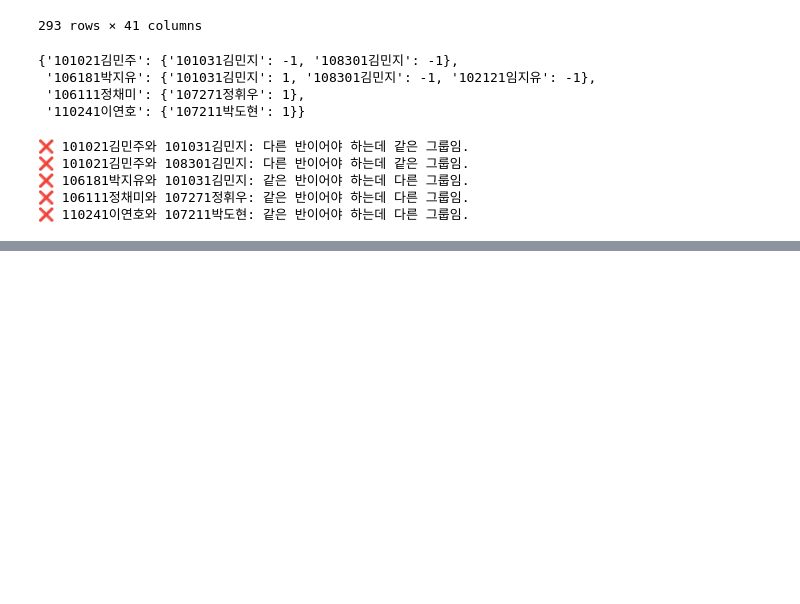
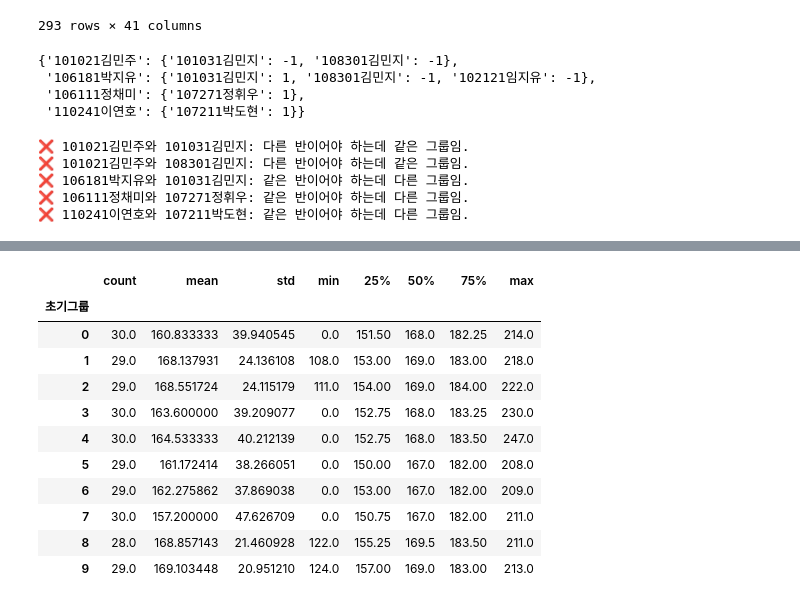
Before and after one commit to Byumin/group_classification, a Jupyter notebook: relationship_swap.ipynb, the cells around one changed output, grey strips where cells are left out. Drawn from its saved outputs; the diff is of its cells as text; code cells hidden in the pictures; blank space fills up the shorter version.

```diff
--- a/relationship_swap.ipynb
+++ b/relationship_swap.ipynb
@@ -47,0 +445,16 @@ for 주체 in relationship_dict:
+# %%
+# group_assign_df의 분포
+group_assign_df['종합점수'].groupby(group_assign_df['초기그룹']).describe()
+# %% [output]
+|  | count | mean | std | min | 25% | 50% | 75% | max |
+| 초기그룹 |  |  |  |  |  |  |  |  |
+| 0 | 30.0 | 160.833333 | 39.940545 | 0.0 | 151.50 | 168.0 | 182.25 | 214.0 |
+| 1 | 29.0 | 168.137931 | 24.136108 | 108.0 | 153.00 | 169.0 | 183.00 | 218.0 |
+| 2 | 29.0 | 168.551724 | 24.115179 | 111.0 | 154.00 | 169.0 | 184.00 | 222.0 |
+| 3 | 30.0 | 163.600000 | 39.209077 | 0.0 | 152.75 | 168.0 | 183.25 | 230.0 |
+| 4 | 30.0 | 164.533333 | 40.212139 | 0.0 | 152.75 | 168.0 | 183.50 | 247.0 |
+| 5 | 29.0 | 161.172414 | 38.266051 | 0.0 | 150.00 | 167.0 | 182.00 | 208.0 |
+| 6 | 29.0 | 162.275862 | 37.869038 | 0.0 | 153.00 | 167.0 | 182.00 | 209.0 |
+| 7 | 30.0 | 157.200000 | 47.626709 | 0.0 | 150.75 | 167.0 | 182.00 | 211.0 |
+| 8 | 28.0 | 168.857143 | 21.460928 | 122.0 | 155.25 | 169.5 | 183.50 | 211.0 |
+| 9 | 29.0 | 169.103448 | 20.951210 | 124.0 | 157.00 | 169.0 | 183.00 | 213.0 |
```
Also changed, not shown: parts of 67 cells of this notebook, 4 other files.
